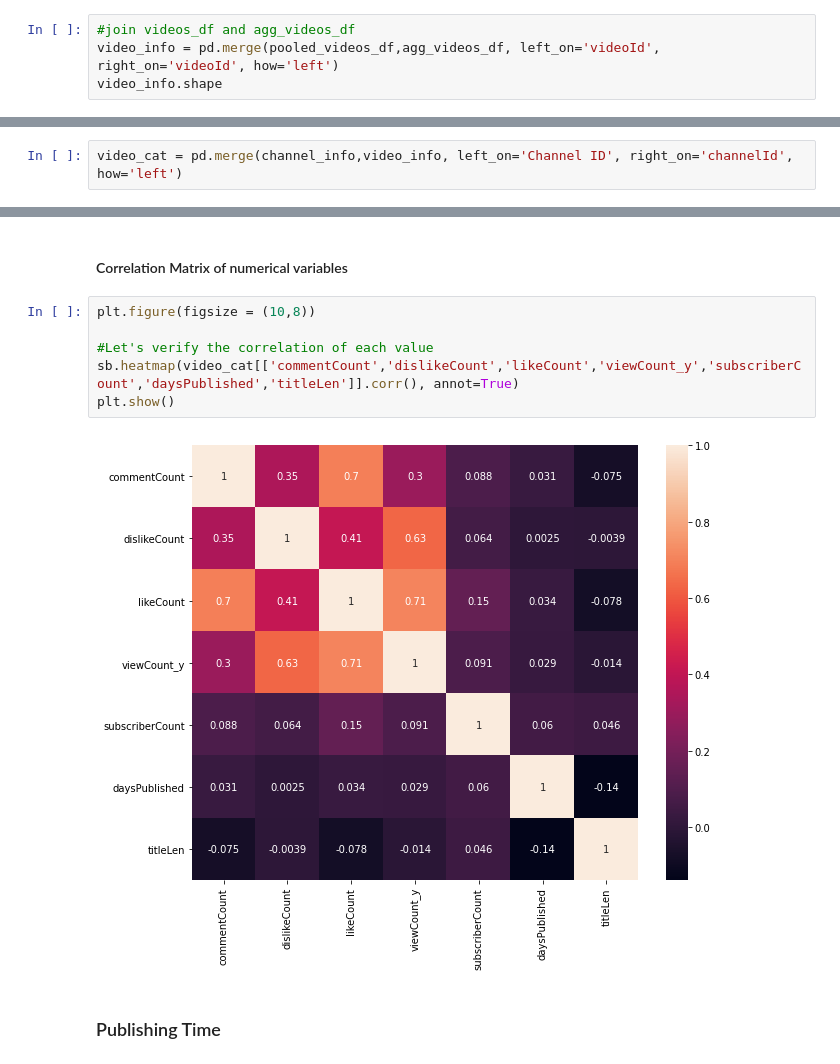
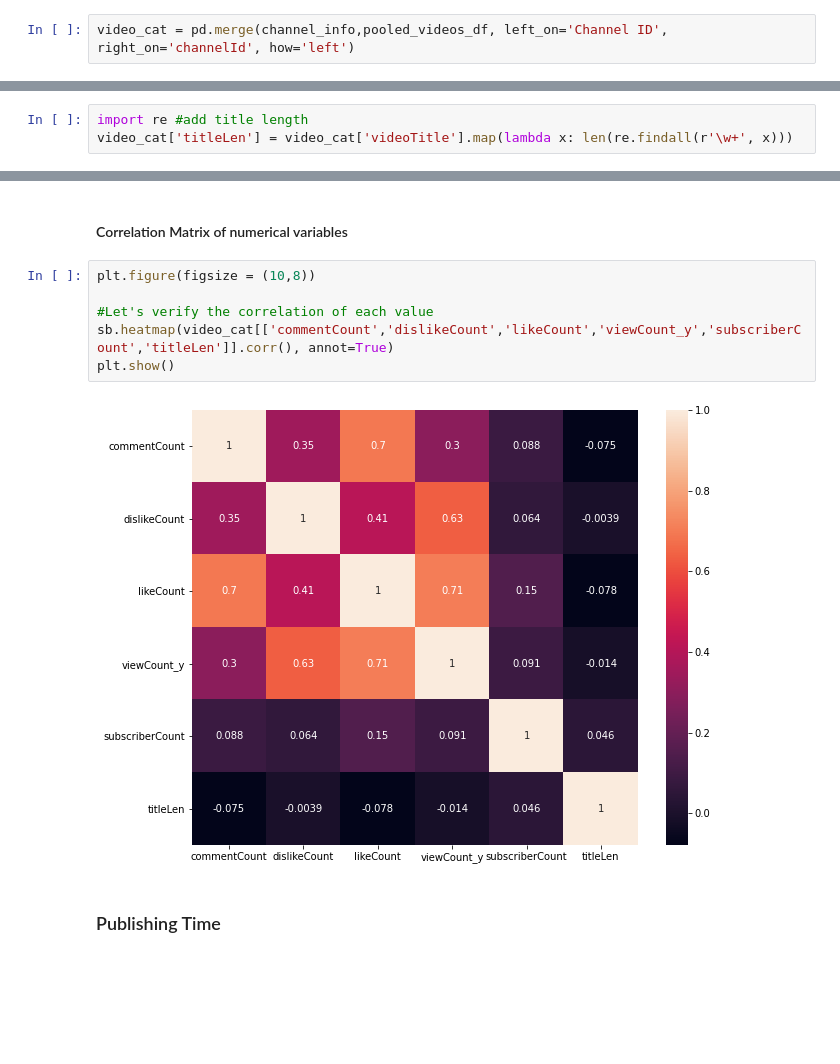
Before and after one commit to gohjiayi/youtube_analysis, a Jupyter notebook: data_exploration.ipynb, the cells around one changed output, grey strips where cells are left out. Saved outputs shown, nothing was run; the diff lists cells and outputs as text; blank space fills up the shorter version.

```diff
--- a/data_exploration.ipynb
+++ b/data_exploration.ipynb
@@ -126,4 +132,2 @@ plt.show()
 # %%
-#join videos_df and agg_videos_df
-video_info = pd.merge(pooled_videos_df,agg_videos_df, left_on='videoId', right_on='videoId', how='left')
-video_info.shape
+video_cat = pd.merge(channel_info,pooled_videos_df, left_on='Channel ID', right_on='channelId', how='left')
@@ -141,5 +134,6 @@ socialblade_df.head()
-# %%
-video_cat = pd.merge(channel_info,video_info, left_on='Channel ID', right_on='channelId', how='left')
+# %%
+import re #add title length
+video_cat['titleLen'] = video_cat['videoTitle'].map(lambda x: len(re.findall(r'\w+', x)))
 # %%
 video_cat.head()
 # %% [output]
@@ -155,11 +149,11 @@ video_cat.head()
 # %%
 plt.figure(figsize = (10,8))
 
 #Let's verify the correlation of each value
-sb.heatmap(video_cat[['commentCount','dislikeCount','likeCount','viewCount_y','subscriberCount','daysPublished','titleLen']].corr(), annot=True)
+sb.heatmap(video_cat[['commentCount','dislikeCount','likeCount','viewCount_y','subscriberCount','titleLen']].corr(), annot=True)
 plt.show()
 # %% [output]
-[figure, old version]
+[figure, new version]
 # %% [markdown]
 ### Publishing Time
 # %%
```
Also changed, not shown: parts of 29 cells of this notebook.
